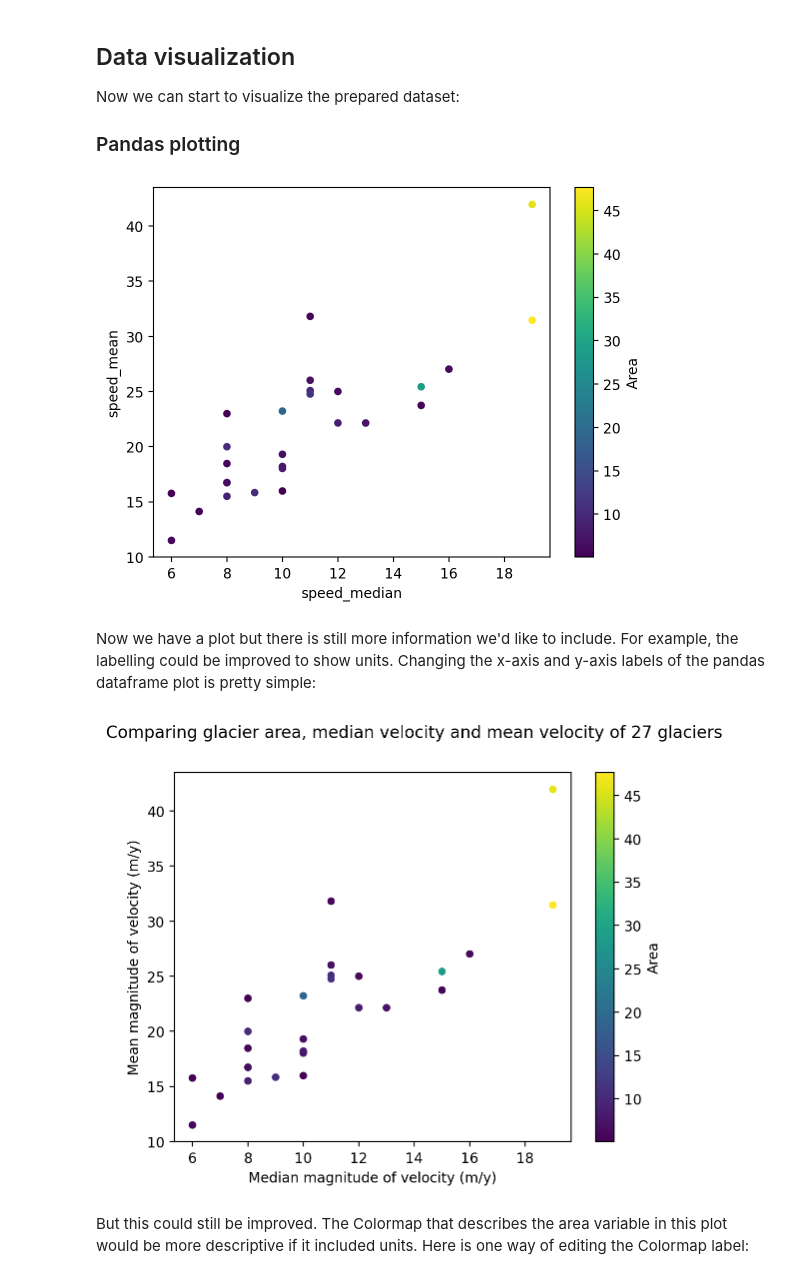
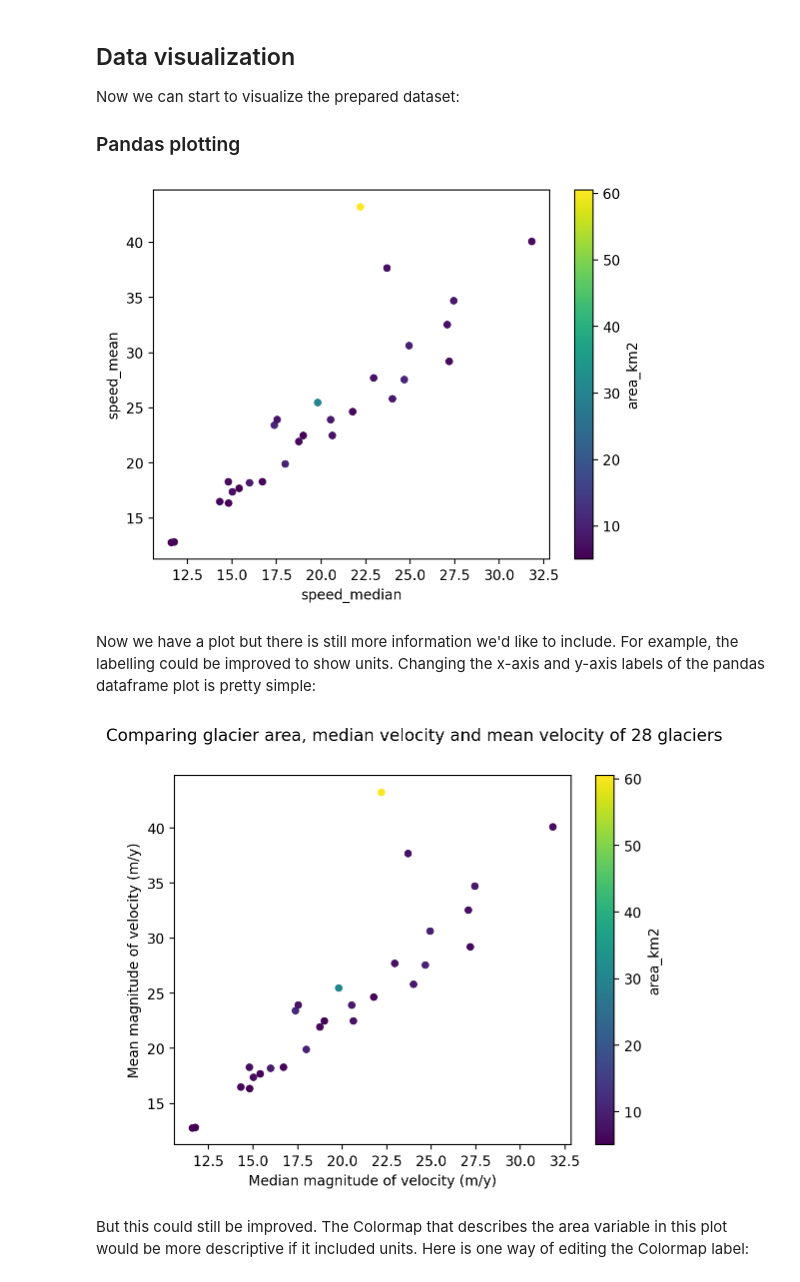
Before and after one commit to e-marshall/itslive, a Jupyter notebook: glacier_analysis_grouped.ipynb, the cells around one changed output. Cells and saved outputs as stored; diff of their text form; code cells hidden in the pictures.

Commit message:
fixes to  grouped nb

```diff
--- a/glacier_analysis_grouped.ipynb
+++ b/glacier_analysis_grouped.ipynb
@@ -303,4 +309,6 @@ dc_sub['v_mag'] = np.sqrt(dc.vx**2 + dc.vy**2)
+# %%
+dc_sub_2d['v_mag'] = np.sqrt(dc_sub_2d.vx**2+dc_sub_2d.vy**2)
 # %%
-out_grid['v'] = (dc_sub.v_mag.dims, dc_sub.v_mag.values, dc_sub.v_mag.attrs, dc_sub.v_mag.encoding)
+out_grid['v'] = (dc_sub_2d.v_mag.dims, dc_sub_2d.v_mag.values, dc_sub_2d.v_mag.attrs, dc_sub_2d.v_mag.encoding)
 # %% [markdown]
 Assign the `RGI_int` object as a `coordinate variable` of the `xarray.Dataset` rather than a `data_var`.
@@ -316,6 +336,7 @@ and compute summary statistics for a single variable on the grouped object:
 grid_mean_sp = grouped_ID.mean(dim=...).rename({'v': 'speed_mean'})
 grid_median_sp = grouped_ID.median(dim=...).rename({'v': 'speed_median'})
 grid_max_sp = grouped_ID.max(dim=...).rename({'v': 'speed_max'})
+grid_min_sp = grouped_ID.min(dim=...).rename({'v': 'speed_min'})
 # %% [markdown]
 Check if the data arrays (`RGI_int`) are equal, must be the case for `xr.merge()` in next step
 # %%
@@ -329,7 +352,7 @@ True
 # %% [markdown]
 Merge and convert the lazy object to an in-memory equivalent usind dask [`.compute()`](https://docs.dask.org/en/stable/generated/dask.dataframe.DataFrame.compute.html). Once it is in-memory, we can convert it to a pandas dataframe.
 # %%
-zonal_stats = xr.merge([grid_mean_sp, grid_median_sp, grid_max_sp]).compute()
+zonal_stats = xr.merge([grid_mean_sp, grid_median_sp, grid_max_sp, grid_min_sp]).compute()
 # %%
 zonal_stats_df = zonal_stats.to_dataframe()
 # %%
@@ -372,20 +395,20 @@ Now we can start to visualize the prepared dataset:
 ### Pandas plotting
 # %%
 fig, ax = plt.subplots()
-sc = rgi_itslive.plot.scatter(x='speed_median',y = 'speed_mean', c = 'Area', ax=ax)
+sc = rgi_itslive.plot.scatter(x='speed_median',y = 'speed_mean', c = 'area_km2', ax=ax)
 # %% [output]
-[figure, old version]
+[figure, new version]
 # %% [markdown]
 Now we have a plot but there is still more information we'd like to include. For example, the labelling could be improved to show units. Changing the x-axis and y-axis labels of the pandas dataframe plot is pretty simple:
 # %%
 fig, ax = plt.subplots()
-sc = rgi_itslive.plot.scatter(x='speed_median',y = 'speed_mean', c = 'Area', ax=ax)#.legend({'label':'test'})
+sc = rgi_itslive.plot.scatter(x='speed_median',y = 'speed_mean', c = 'area_km2', ax=ax)#.legend({'label':'test'})
 
-fig.suptitle('Comparing glacier area, median velocity and mean velocity of 27 glaciers');
+fig.suptitle('Comparing glacier area, median velocity and mean velocity of 28 glaciers');
 ax.set_ylabel('Mean magnitude of velocity (m/y)')
 ax.set_xlabel('Median magnitude of velocity (m/y)');
 # %% [output]
-[figure, old version]
+[figure, new version]
 # %% [markdown]
 But this could still be improved. The Colormap that describes the area variable in this plot would be more descriptive if it included units.
 Here is one way of editing the Colormap label:
```
Also changed, not shown: parts of 18 cells of this notebook, 4 other files.
